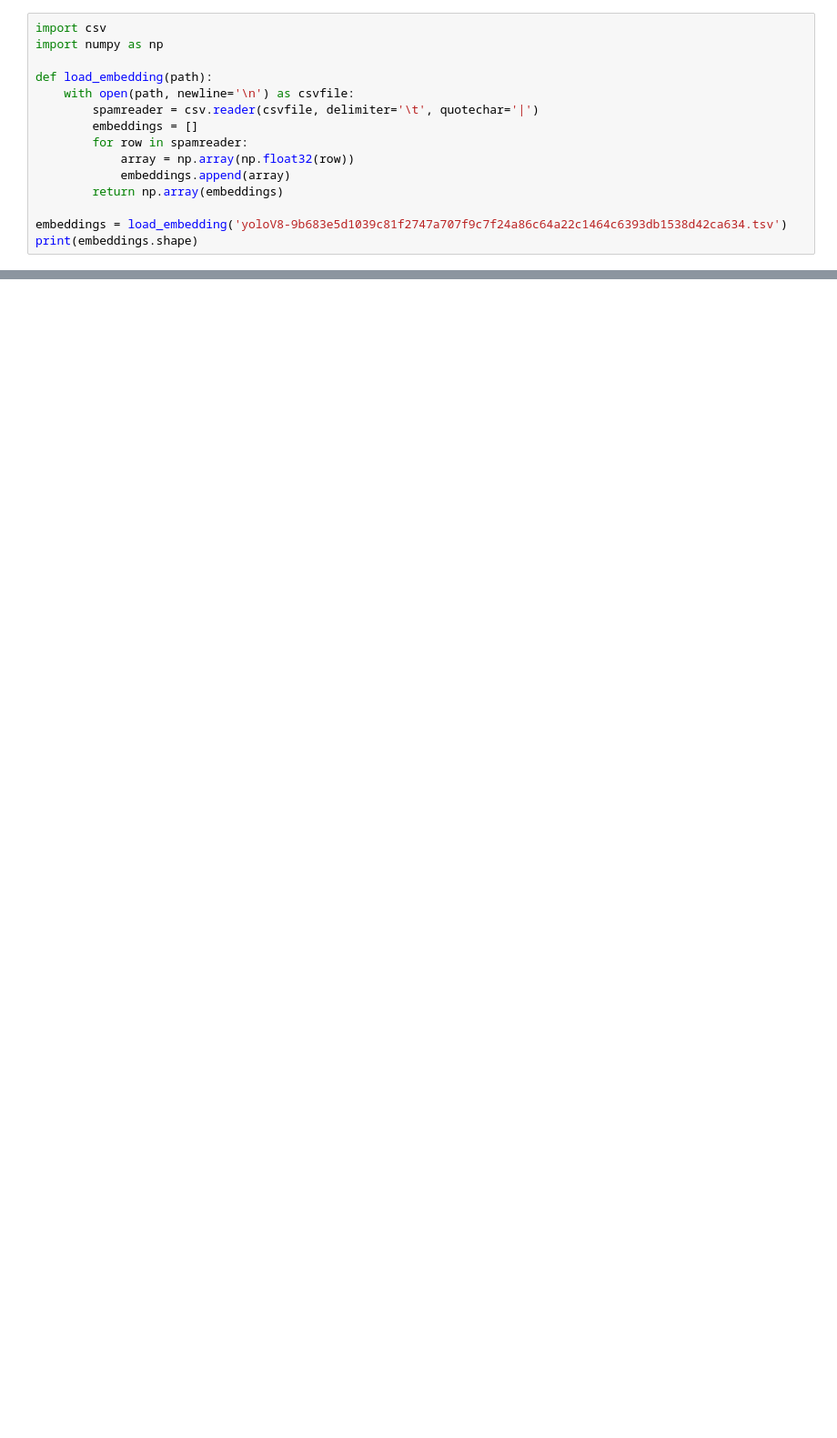
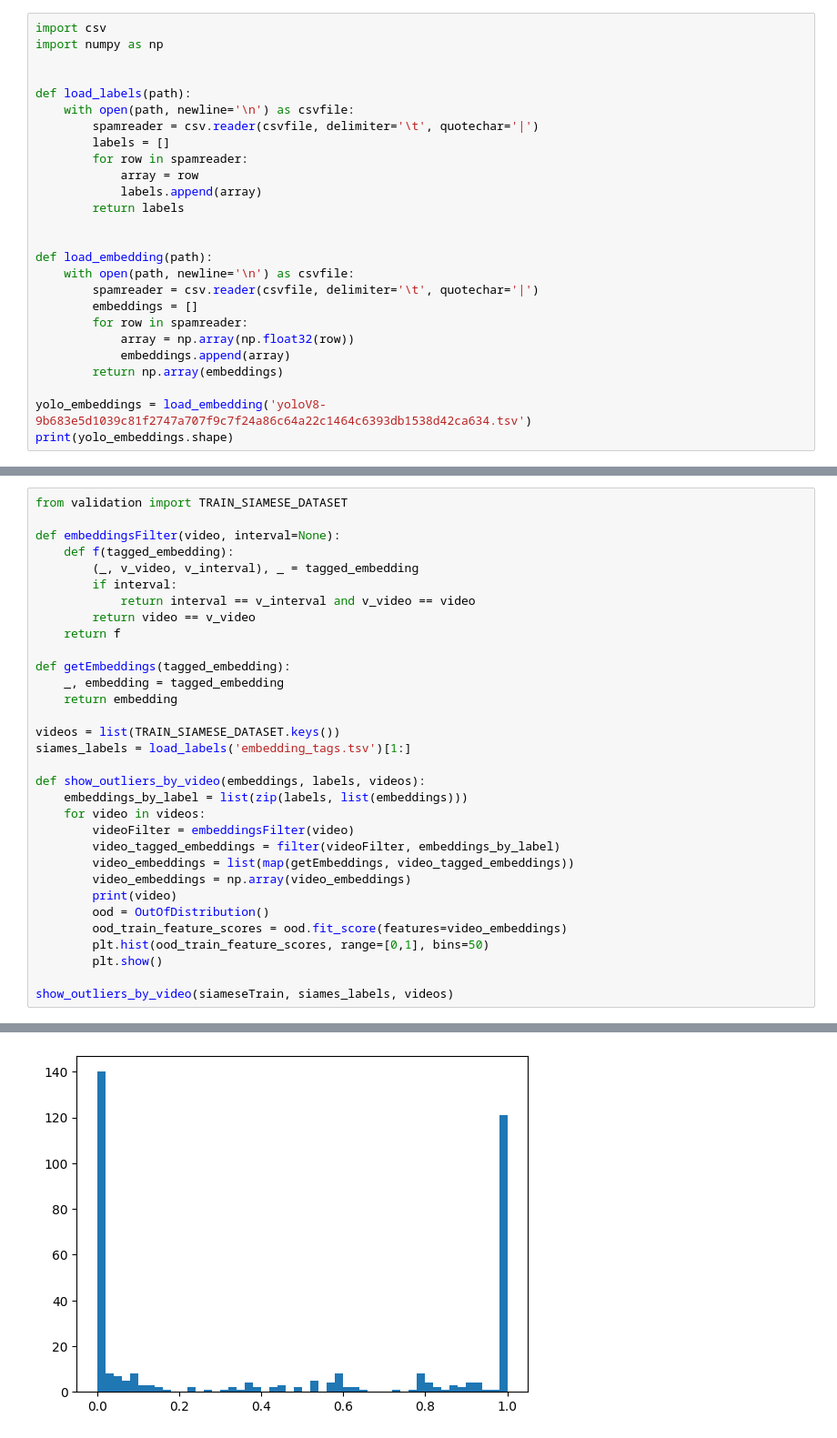
Before and after one commit to piodossantos/tesis, a Jupyter notebook: cleanlab.ipynb, the cells around one changed output, grey strips where cells are left out. Shown at 91% size. Cells and saved outputs as stored; diff of their text form; blank space fills up the shorter version.

Commit message:
cleanlab curate dataset

```diff
--- a/cleanlab.ipynb
+++ b/cleanlab.ipynb
@@ -3,6 +21,17 @@
 # %%
 import csv
 import numpy as np
+
+
+def load_labels(path):
+    with open(path, newline='\n') as csvfile:
+        spamreader = csv.reader(csvfile, delimiter='\t', quotechar='|')
+        labels = []
+        for row in spamreader:
+            array = row
+            labels.append(array)
+        return labels
+
 
 def load_embedding(path):
     with open(path, newline='\n') as csvfile:
@@ -13,5 +42,5 @@ def load_embedding(path):
             embeddings.append(array)
         return np.array(embeddings)
 
-embeddings = load_embedding('yoloV8-9b683e5d1039c81f2747a707f9c7f24a86c64a22c1464c6393db1538d42ca634.tsv')
-print(embeddings.shape)
+yolo_embeddings = load_embedding('yoloV8-9b683e5d1039c81f2747a707f9c7f24a86c64a22c1464c6393db1538d42ca634.tsv')
+print(yolo_embeddings.shape)
@@ -320,0 +97,33 @@ ImportError: cannot import name 'Subset' from 'torch.utils' (/Users/mmandirola/t
+# %%
+from validation import TRAIN_SIAMESE_DATASET
+
+def embeddingsFilter(video, interval=None):
+    def f(tagged_embedding):
+        (_, v_video, v_interval), _ = tagged_embedding
+        if interval:
+            return interval == v_interval and v_video == video
+        return video == v_video
+    return f
+
+def getEmbeddings(tagged_embedding):
+    _, embedding = tagged_embedding
+    return embedding
+
+videos = list(TRAIN_SIAMESE_DATASET.keys())
+siames_labels = load_labels('embedding_tags.tsv')[1:]
+
+def show_outliers_by_video(embeddings, labels, videos):
+    embeddings_by_label = list(zip(labels, list(embeddings)))
+    for video in videos:
+        videoFilter = embeddingsFilter(video)
+        video_tagged_embeddings = filter(videoFilter, embeddings_by_label)
+        video_embeddings = list(map(getEmbeddings, video_tagged_embeddings))
+        video_embeddings = np.array(video_embeddings)
+        print(video)
+        ood = OutOfDistribution()
+        ood_train_feature_scores = ood.fit_score(features=video_embeddings)
+        plt.hist(ood_train_feature_scores, range=[0,1], bins=50)
+        plt.show()
+
+show_outliers_by_video(siameseTrain, siames_labels, videos)
+# %% [output]
@@ -320,0 +132 @@ ImportError: cannot import name 'Subset' from 'torch.utils' (/Users/mmandirola/t
+[figure, added]
```
Also changed, not shown: parts of 15 cells of this notebook, 5 other files.
